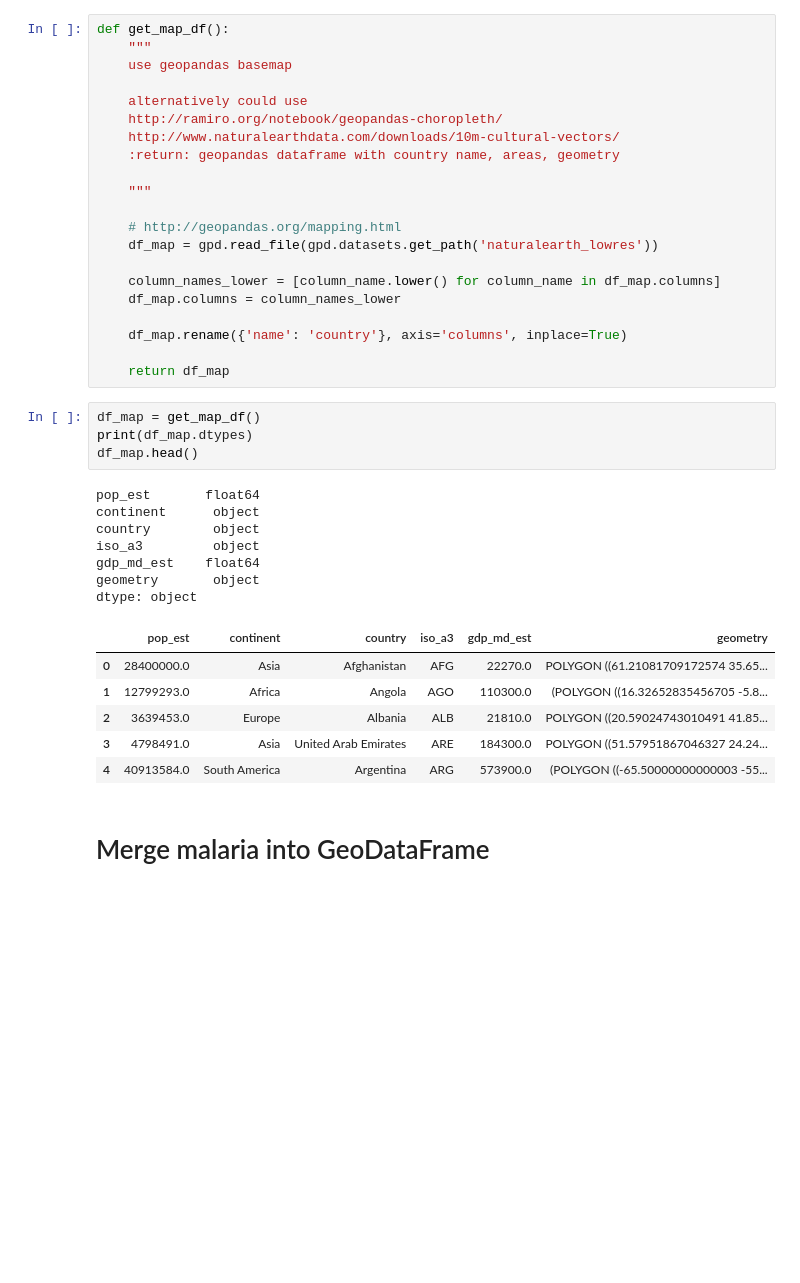
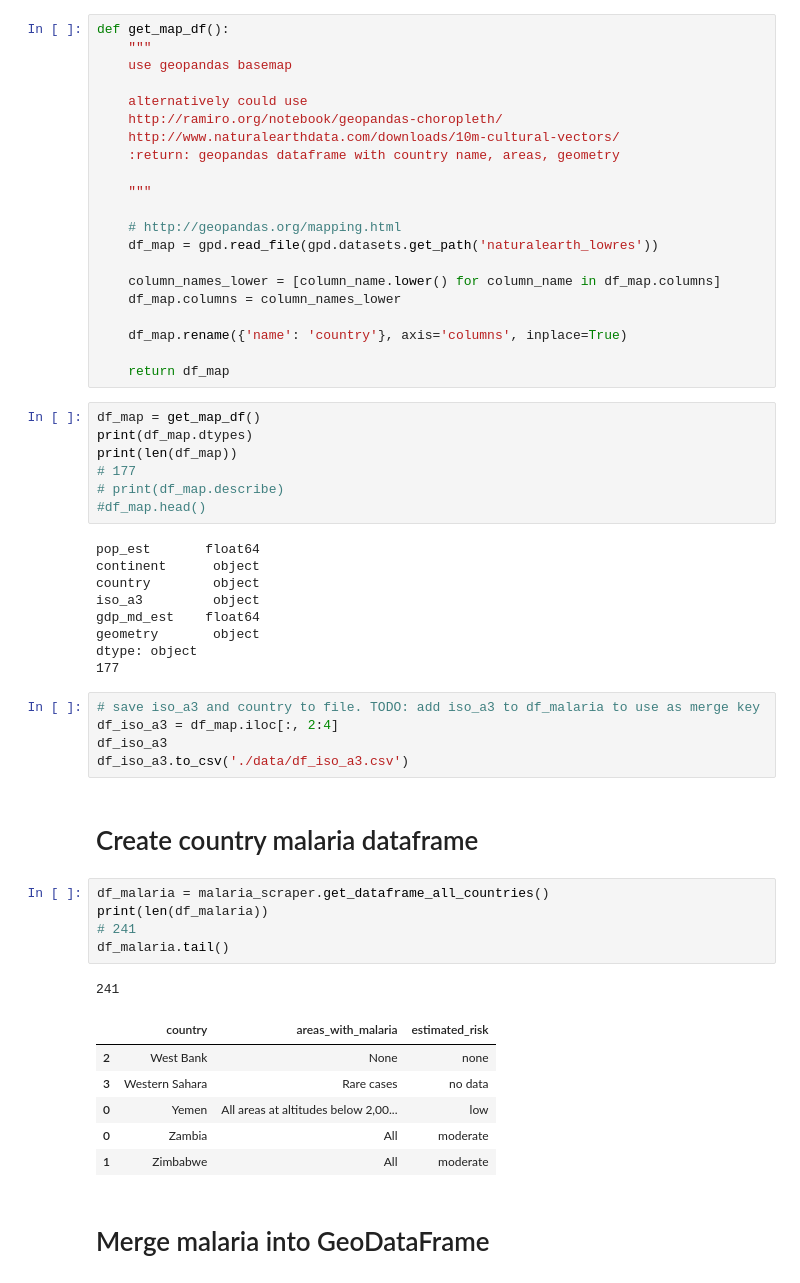
Before and after one commit to beepscore/malaria, a Jupyter notebook: malaria.ipynb, the cells around one changed output. Cells and saved outputs as stored; diff of their text form; blank space fills up the shorter version.

```diff
--- a/malaria.ipynb
+++ b/malaria.ipynb
@@ -57,7 +45,10 @@ def get_map_df():
 # %%
 df_map = get_map_df()
 print(df_map.dtypes)
-df_map.head()
+print(len(df_map))
+# 177
+# print(df_map.describe)
+#df_map.head()
 # %% [output]
 pop_est       float64
 continent      object
@@ -66,12 +57,27 @@ iso_a3         object
 gdp_md_est    float64
 geometry       object
 dtype: object
+177
-|  | pop_est | continent | country | iso_a3 | gdp_md_est | geometry |
-| 0 | 28400000.0 | Asia | Afghanistan | AFG | 22270.0 | POLYGON ((61.21081709172574 35.65... |
-| 1 | 12799293.0 | Africa | Angola | AGO | 110300.0 | (POLYGON ((16.32652835456705 -5.8... |
-| 2 | 3639453.0 | Europe | Albania | ALB | 21810.0 | POLYGON ((20.59024743010491 41.85... |
-| 3 | 4798491.0 | Asia | United Arab Emirates | ARE | 184300.0 | POLYGON ((51.57951867046327 24.24... |
-| 4 | 40913584.0 | South America | Argentina | ARG | 573900.0 | (POLYGON ((-65.50000000000003 -55... |
+# %%
+# save iso_a3 and country to file. TODO: add iso_a3 to df_malaria to use as merge key
+df_iso_a3 = df_map.iloc[:, 2:4]
+df_iso_a3
+df_iso_a3.to_csv('./data/df_iso_a3.csv')
+# %% [markdown]
+# Create country malaria dataframe
+# %%
+df_malaria = malaria_scraper.get_dataframe_all_countries()
+print(len(df_malaria))
+# 241
+df_malaria.tail()
+# %% [output]
+241
+|  | country | areas_with_malaria | estimated_risk |
+| 2 | West Bank | None | none |
+| 3 | Western Sahara | Rare cases | no data |
+| 0 | Yemen | All areas at altitudes below 2,00... | low |
+| 0 | Zambia | All | moderate |
+| 1 | Zimbabwe | All | moderate |
 # %% [markdown]
 # Merge malaria into GeoDataFrame
 # %%
```
Also changed, not shown: parts of 3 cells of this notebook, 1 other file.
